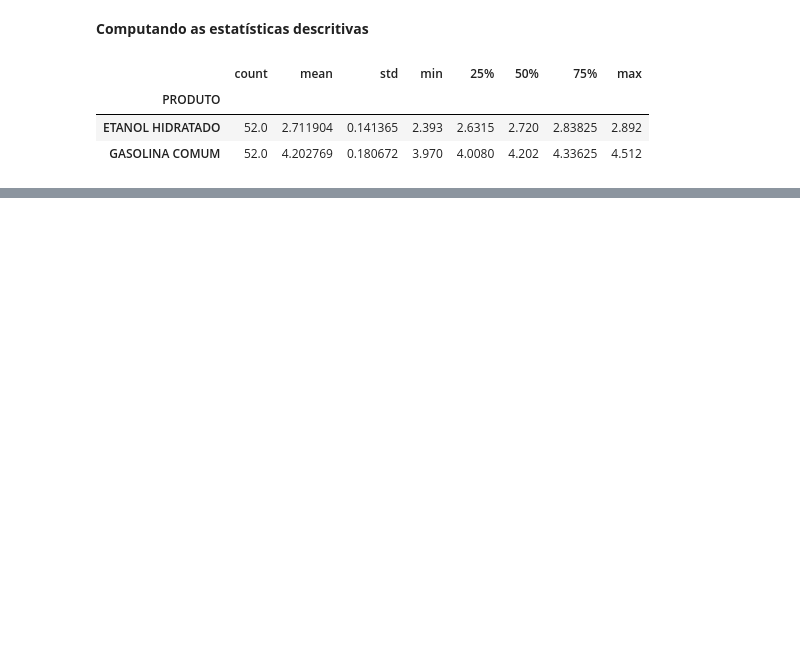
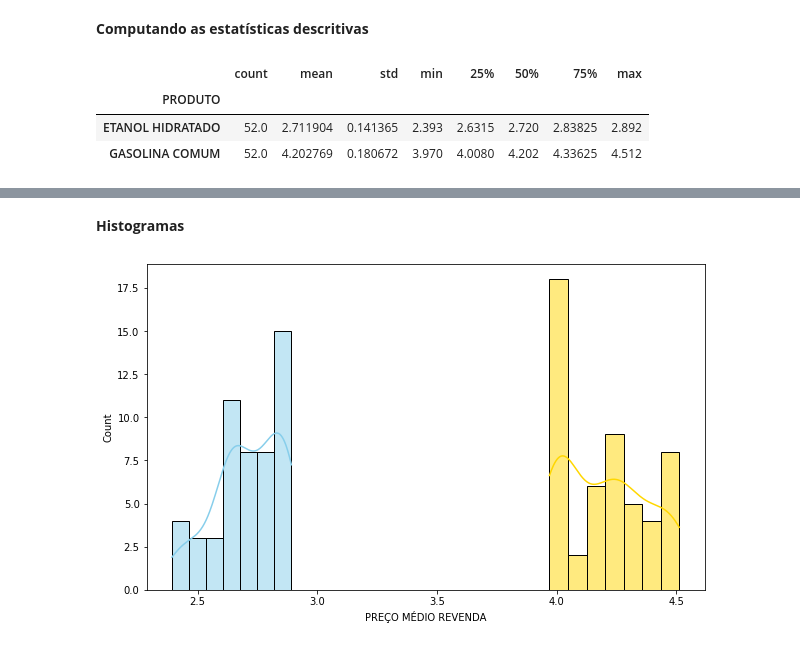
Before and after one commit to edmgjr/portifolio, a Jupyter notebook: Analise_Exploratória_Preços_combustiveis.ipynb, the cells around one changed output, grey strips where cells are left out. Saved outputs shown, nothing was run; the diff lists cells and outputs as text; code cells hidden in the pictures; blank space fills up the shorter version.

```diff
--- a/Analise_Exploratória_Preços_combustiveis.ipynb
+++ b/Analise_Exploratória_Preços_combustiveis.ipynb
@@ -436,0 +494,8 @@ stats
+# %% [markdown]
+**Histogramas**
+# %%
+plt.figure(figsize=(10,6))
+ax = sns.histplot(kde=True, color = 'skyblue', x='PREÇO MÉDIO REVENDA', data=df.query('PRODUTO == "ETANOL HIDRATADO"'))
+ax = sns.histplot(kde=True, color = 'gold', x='PREÇO MÉDIO REVENDA', data=df.query('PRODUTO == "GASOLINA COMUM"'))
+# %% [output]
+[figure, added]
```
Also changed, not shown: parts of 27 cells of this notebook.
